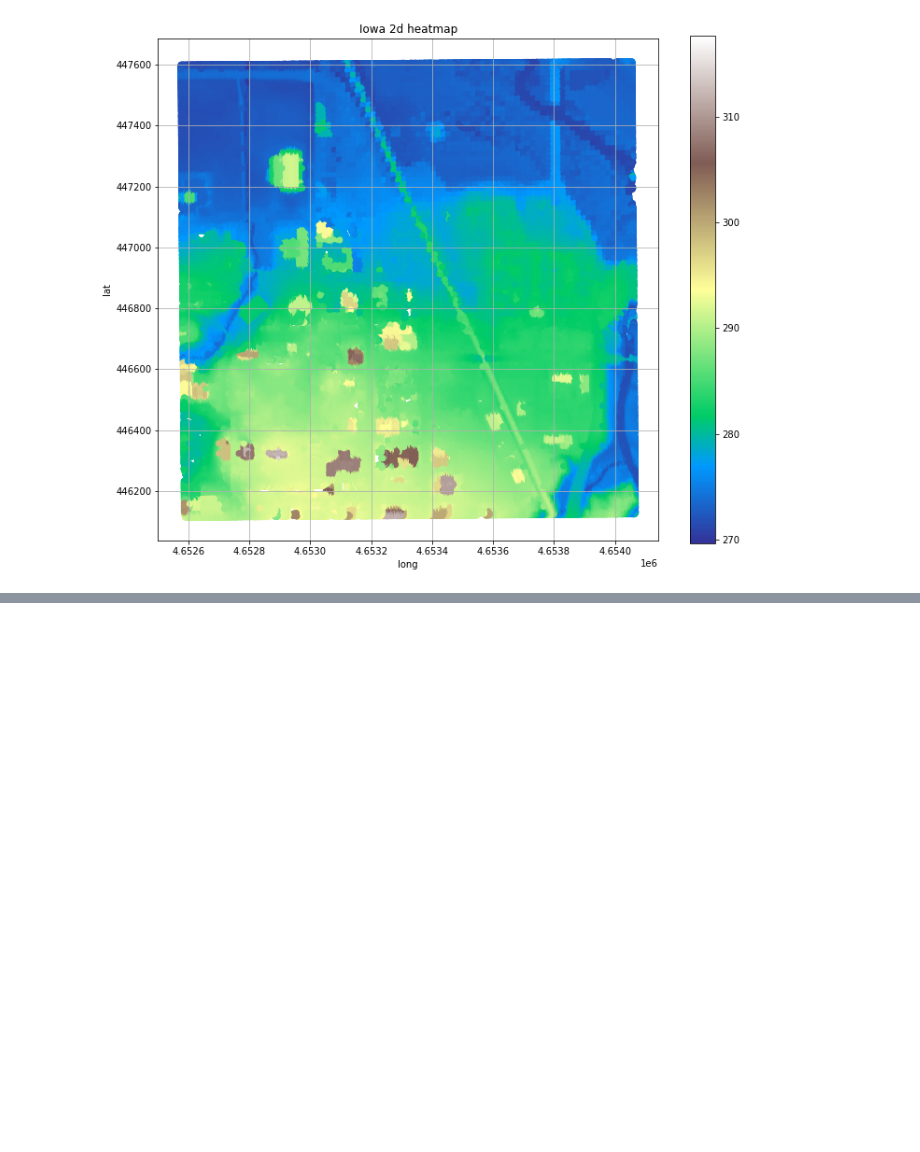
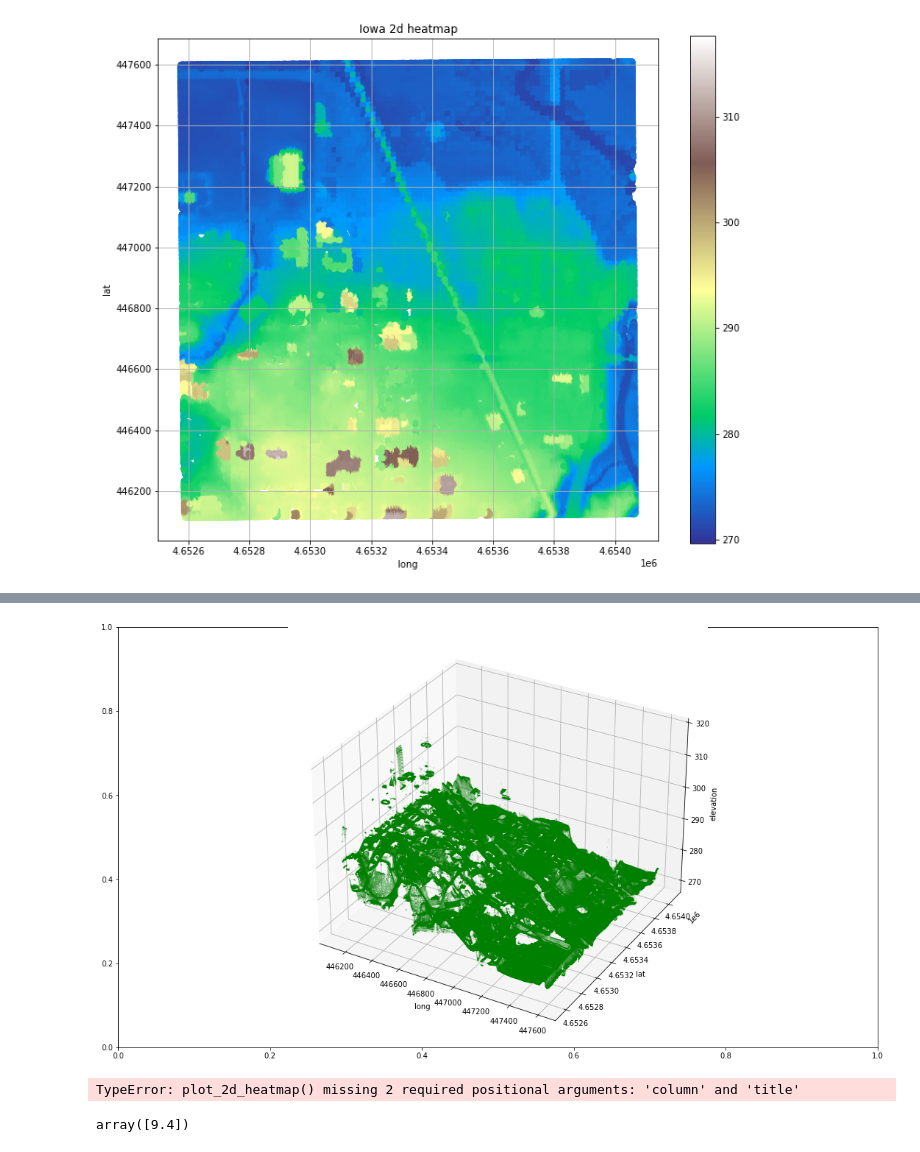
Before and after one commit to tutorialcreation/GeoLidar, a Jupyter notebook: notebooks/GeoLidar.ipynb, the cells around one changed output, grey strips where cells are left out. Saved outputs shown, nothing was run; the diff lists cells and outputs as text; code cells hidden in the pictures; blank space fills up the shorter version.

```diff
--- a/notebooks/GeoLidar.ipynb
+++ b/notebooks/GeoLidar.ipynb
@@ -327,0 +357,12 @@ plot_2d_heatmap(gdf,column='elevation_m',title="Iowa 2d heatmap")
+# %%
+plot_3d_map(results)
+# %% [output]
+[figure, added]
+# %%
+plot_2d_heatmap(res)
+# %% [output]
+TypeError: plot_2d_heatmap() missing 2 required positional arguments: 'column' and 'title'
+# %%
+result
+# %% [output]
+array([9.4])
```
Also changed, not shown: parts of 4 cells of this notebook, 1 other file.
